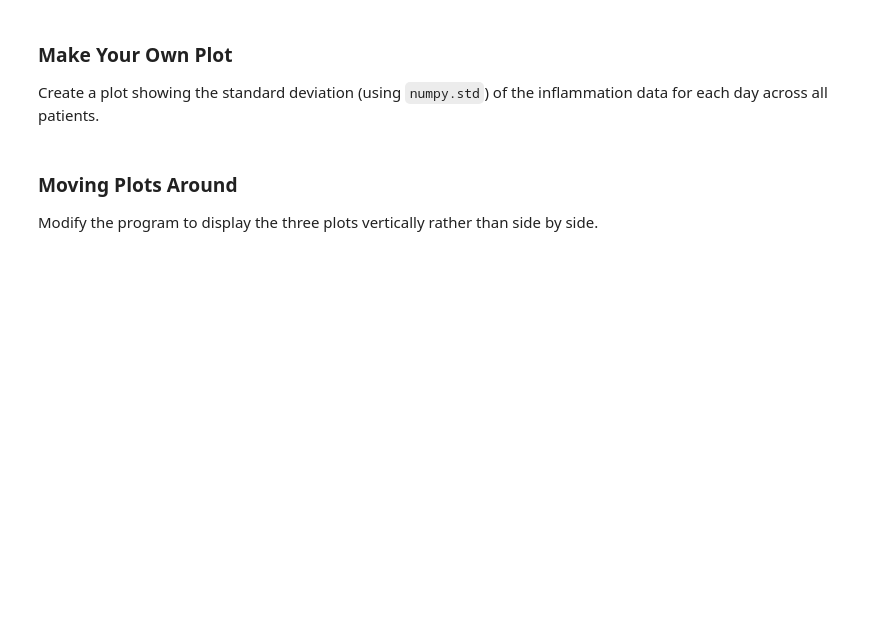
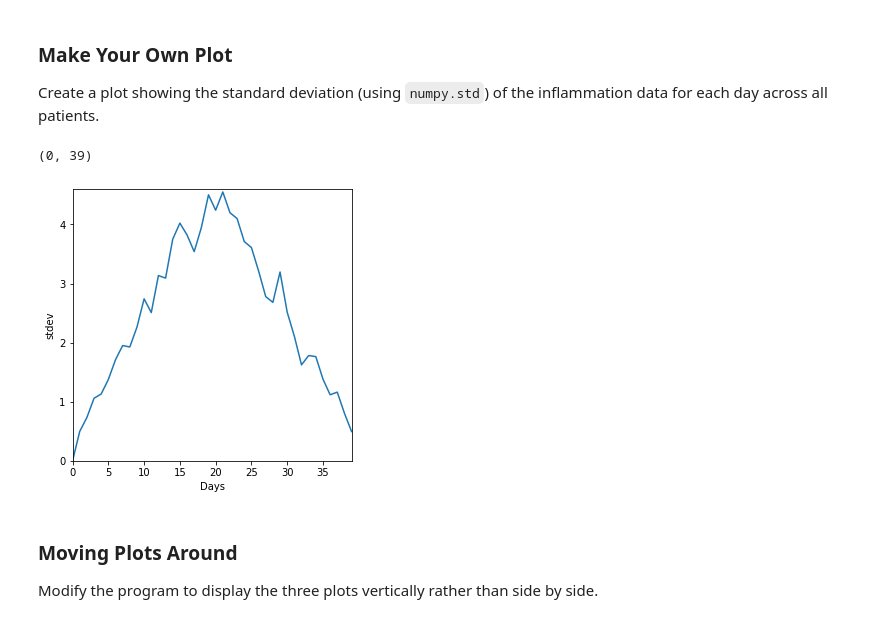
Before and after one commit to bronwyncc/2019-07-24-intro-to-python-workshop, a Jupyter notebook: lessons/python/ep1-introduction.ipynb, the cells around one changed output. Drawn from its saved outputs; the diff is of its cells as text; code cells hidden in the pictures; blank space fills up the shorter version.

```diff
--- a/lessons/python/ep1-introduction.ipynb
+++ b/lessons/python/ep1-introduction.ipynb
@@ -841,6 +896,23 @@ Solution:
 # %% [markdown]
 ### Make Your Own Plot
 Create a plot showing the standard deviation (using `numpy.std`) of the inflammation data for each day across all patients.
+# %%
+import numpy
+import matplotlib.pyplot
+
+data = numpy.loadtxt(fname='data/inflammation-01.csv', delimiter=',')
+
+fig = matplotlib.pyplot.figure(figsize=(5.0, 5.0))
+
+axes1 = fig.add_subplot(1, 1, 1)
+
+axes1.set_ylabel('stdev'), axes1.set_xlabel('Days')
+axes1.plot(numpy.std(data, axis=0))
+axes1.set_ylim(0,4.6)
+axes1.set_xlim(0,39)
+# %% [output]
+(0, 39)
+[figure, added]
 # %% [markdown]
 ### Moving Plots Around
 Modify the program to display the three plots vertically rather than side by side.
```
Also changed, not shown: parts of 40 cells of this notebook.
